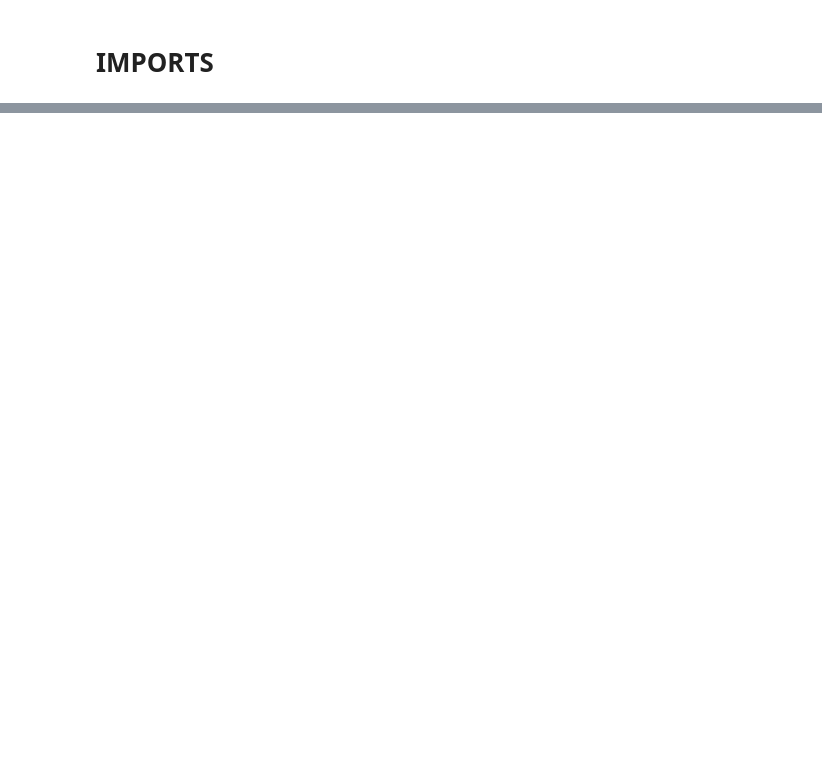
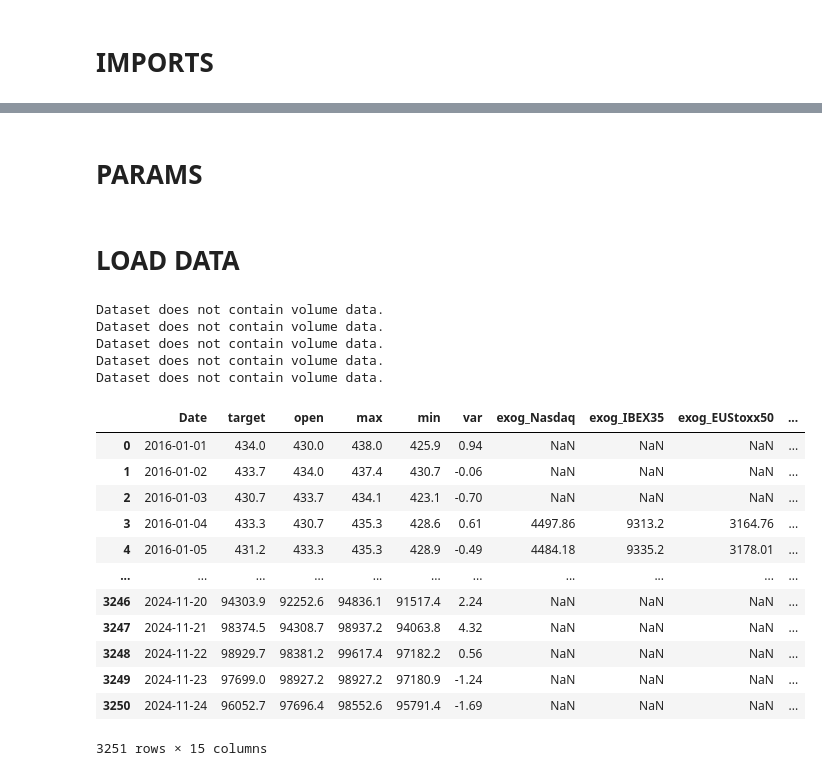
Before and after one commit to MrGG14/QuantTraderDL, a Jupyter notebook: tradingBot_RL.ipynb, the cells around one changed output, grey strips where cells are left out. Drawn from its saved outputs; the diff is of its cells as text; code cells hidden in the pictures; blank space fills up the shorter version.

```diff
--- a/tradingBot_RL.ipynb
+++ b/tradingBot_RL.ipynb
@@ -72,3 +104,18 @@ class TradingEnv(Env):
         obs = self.data.iloc[self.current_step]
         # obs = (obs - obs.mean()) / (obs.std() + 1e-8)
         return obs.values.astype(np.float32)
+# %% [markdown]
+# PARAMS
+# %%
+target_file = "BTC"
+exog_files = [
+    "Nasdaq",
+    "IBEX35",
+    "EUStoxx50",
+    "DowJones",
+    "S&P500",
+    "USD_EUR",
+    "GBP_USD",
+    "USTech100",
+    "S&P500Futures",
+]
@@ -74,0 +156,24 @@ class TradingEnv(Env):
+# %% [markdown]
+# LOAD DATA
+# %%
+df = create_combined_ts_df(target_file, exog_files)
+df
+# %% [output]
+Dataset does not contain volume data.
+Dataset does not contain volume data.
+Dataset does not contain volume data.
+Dataset does not contain volume data.
+Dataset does not contain volume data.
+|  | Date | target | open | max | min | var | exog_Nasdaq | exog_IBEX35 | exog_EUStoxx50 | ... |
+| 0 | 2016-01-01 | 434.0 | 430.0 | 438.0 | 425.9 | 0.94 | NaN | NaN | NaN | ... |
+| 1 | 2016-01-02 | 433.7 | 434.0 | 437.4 | 430.7 | -0.06 | NaN | NaN | NaN | ... |
+| 2 | 2016-01-03 | 430.7 | 433.7 | 434.1 | 423.1 | -0.70 | NaN | NaN | NaN | ... |
+| 3 | 2016-01-04 | 433.3 | 430.7 | 435.3 | 428.6 | 0.61 | 4497.86 | 9313.2 | 3164.76 | ... |
+| 4 | 2016-01-05 | 431.2 | 433.3 | 435.3 | 428.9 | -0.49 | 4484.18 | 9335.2 | 3178.01 | ... |
+| ... | ... | ... | ... | ... | ... | ... | ... | ... | ... | ... |
+| 3246 | 2024-11-20 | 94303.9 | 92252.6 | 94836.1 | 91517.4 | 2.24 | NaN | NaN | NaN | ... |
+| 3247 | 2024-11-21 | 98374.5 | 94308.7 | 98937.2 | 94063.8 | 4.32 | NaN | NaN | NaN | ... |
+| 3248 | 2024-11-22 | 98929.7 | 98381.2 | 99617.4 | 97182.2 | 0.56 | NaN | NaN | NaN | ... |
+| 3249 | 2024-11-23 | 97699.0 | 98927.2 | 98927.2 | 97180.9 | -1.24 | NaN | NaN | NaN | ... |
+| 3250 | 2024-11-24 | 96052.7 | 97696.4 | 98552.6 | 95791.4 | -1.69 | NaN | NaN | NaN | ... |
+3251 rows × 15 columns
```
Also changed, not shown: parts of 21 cells of this notebook.
